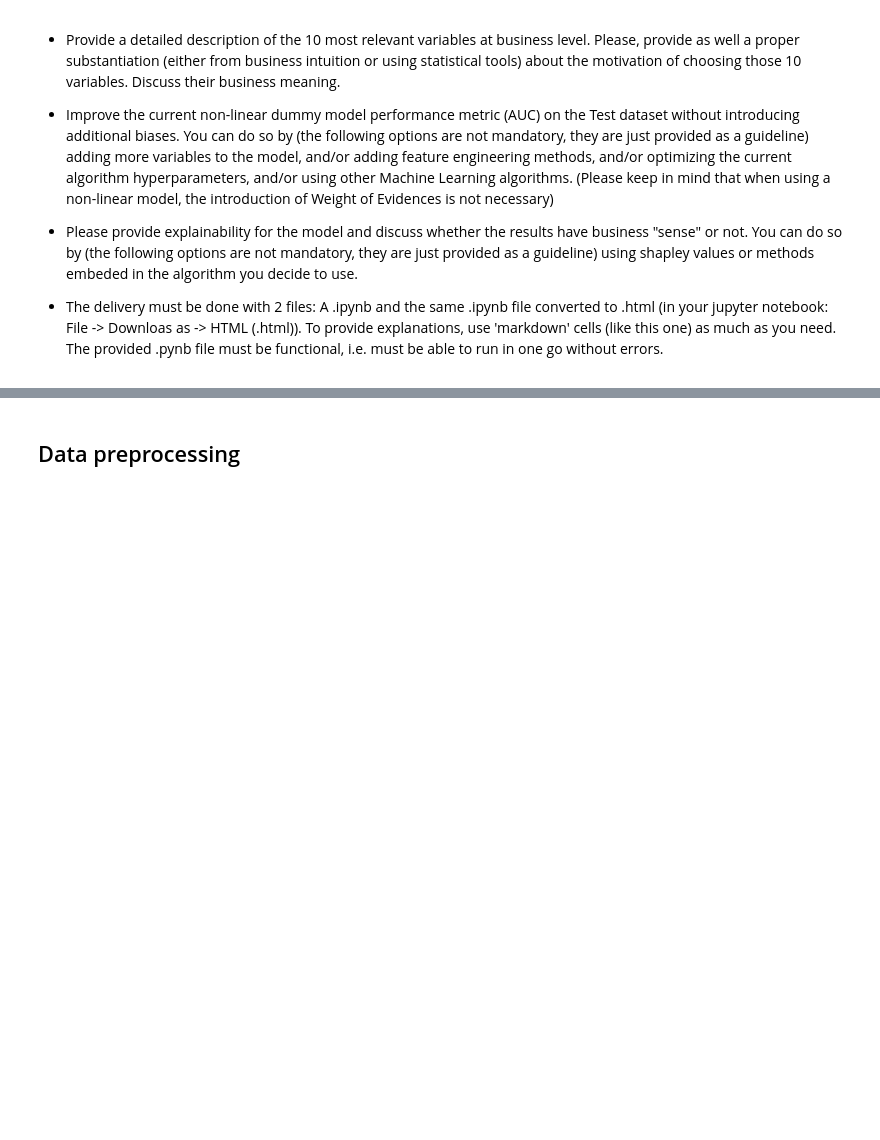
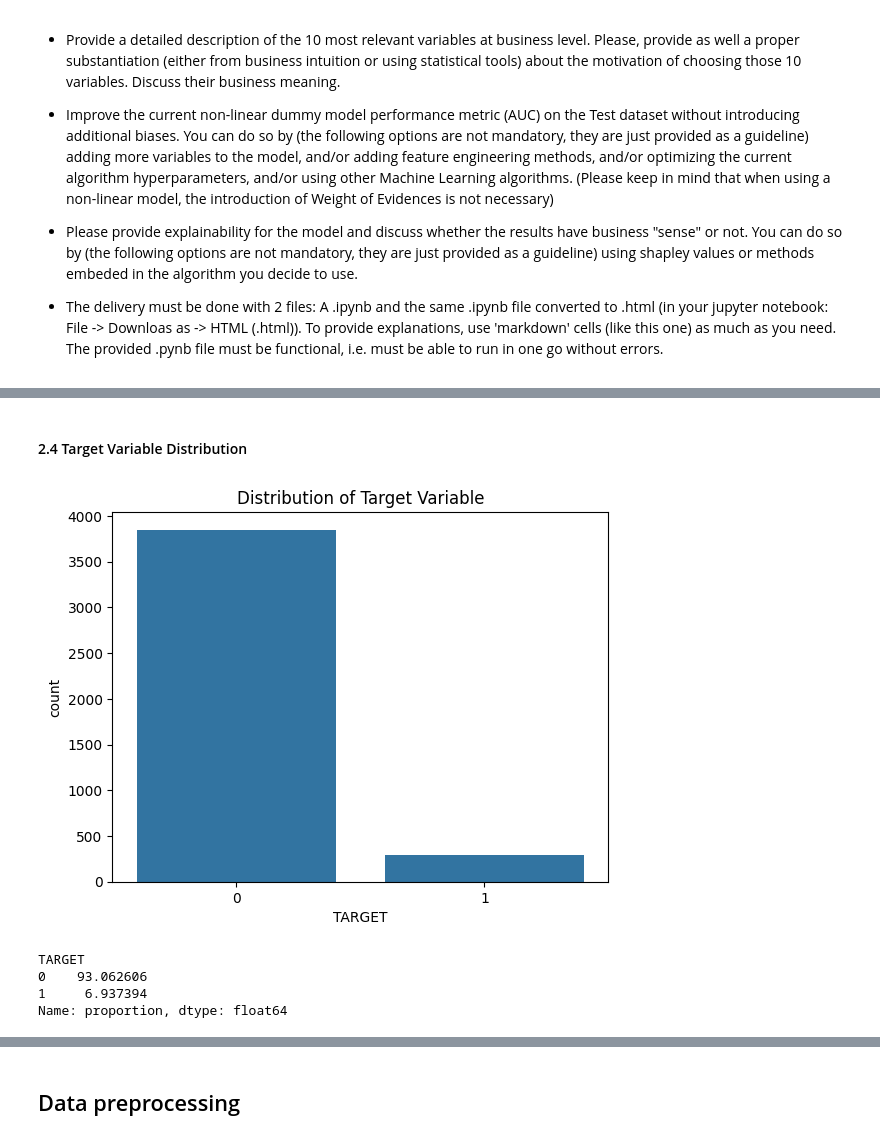
Before and after one commit to Cynthia-Njambi/Modelling-Evaluation, a Jupyter notebook: base_exercise.ipynb, the cells around one changed output, grey strips where cells are left out. Cells and saved outputs as stored; diff of their text form; code cells hidden in the pictures; blank space fills up the shorter version.

Commit message:
Insights on Target Variable Distribution

```diff
--- a/base_exercise.ipynb
+++ b/base_exercise.ipynb
@@ -75,0 +142,16 @@ df
+# %% [markdown]
+#### 2.4 Target Variable Distribution
+# %%
+import seaborn as sns
+
+sns.countplot(x='TARGET', data=df)
+plt.title('Distribution of Target Variable')
+plt.show()
+
+df['TARGET'].value_counts(normalize=True) * 100
+# %% [output]
+[figure, added]
+TARGET
+0    93.062606
+1     6.937394
+Name: proportion, dtype: float64
```
Also changed, not shown: parts of 18 cells of this notebook, 36 other files.
